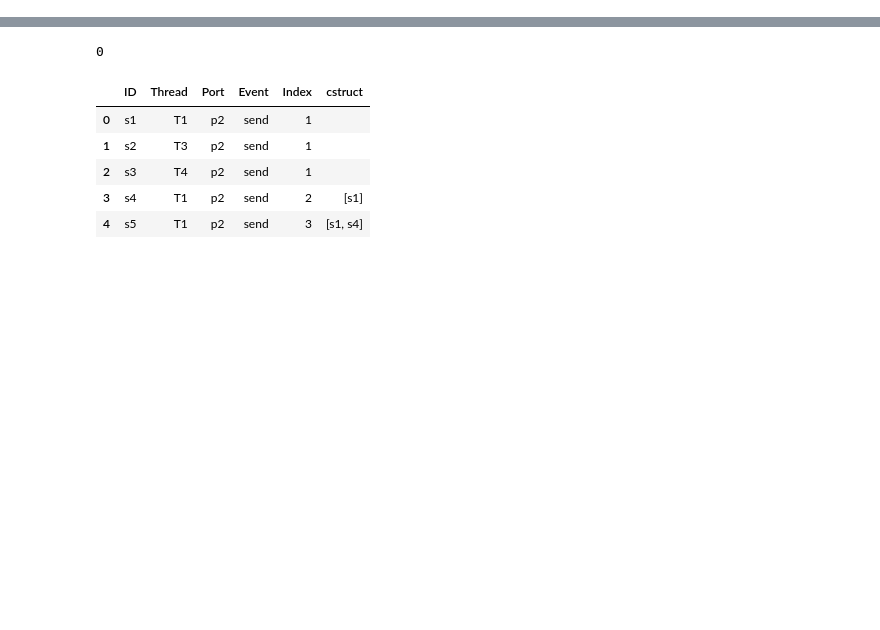
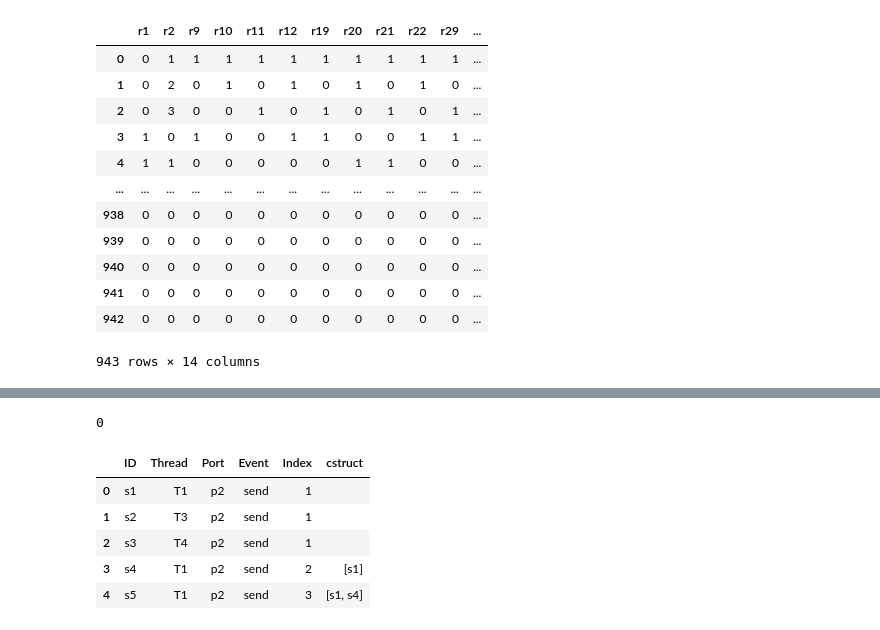
Before and after one commit to fswu0831/RTOS_sample_Algorithm, a Jupyter notebook: pro_env.ipynb, the cells around one changed output, grey strips where cells are left out. Cells and saved outputs as stored; diff of their text form; code cells hidden in the pictures; blank space fills up the shorter version.

```diff
--- a/pro_env.ipynb
+++ b/pro_env.ipynb
@@ -244,0 +209,16 @@ for i in range(len(Qs[0])):
+# %%
+pd.set_option('display.max_rows', 900)
+# %% [output]
+|  | r1 | r2 | r9 | r10 | r11 | r12 | r19 | r20 | r21 | r22 | r29 | ... |
+| 0 | 0 | 1 | 1 | 1 | 1 | 1 | 1 | 1 | 1 | 1 | 1 | ... |
+| 1 | 0 | 2 | 0 | 1 | 0 | 1 | 0 | 1 | 0 | 1 | 0 | ... |
+| 2 | 0 | 3 | 0 | 0 | 1 | 0 | 1 | 0 | 1 | 0 | 1 | ... |
+| 3 | 1 | 0 | 1 | 0 | 0 | 1 | 1 | 0 | 0 | 1 | 1 | ... |
+| 4 | 1 | 1 | 0 | 0 | 0 | 0 | 0 | 1 | 1 | 0 | 0 | ... |
+| ... | ... | ... | ... | ... | ... | ... | ... | ... | ... | ... | ... | ... |
+| 938 | 0 | 0 | 0 | 0 | 0 | 0 | 0 | 0 | 0 | 0 | 0 | ... |
+| 939 | 0 | 0 | 0 | 0 | 0 | 0 | 0 | 0 | 0 | 0 | 0 | ... |
+| 940 | 0 | 0 | 0 | 0 | 0 | 0 | 0 | 0 | 0 | 0 | 0 | ... |
+| 941 | 0 | 0 | 0 | 0 | 0 | 0 | 0 | 0 | 0 | 0 | 0 | ... |
+| 942 | 0 | 0 | 0 | 0 | 0 | 0 | 0 | 0 | 0 | 0 | 0 | ... |
+943 rows × 14 columns
```
Also changed, not shown: parts of 19 cells of this notebook, 8 other files.
